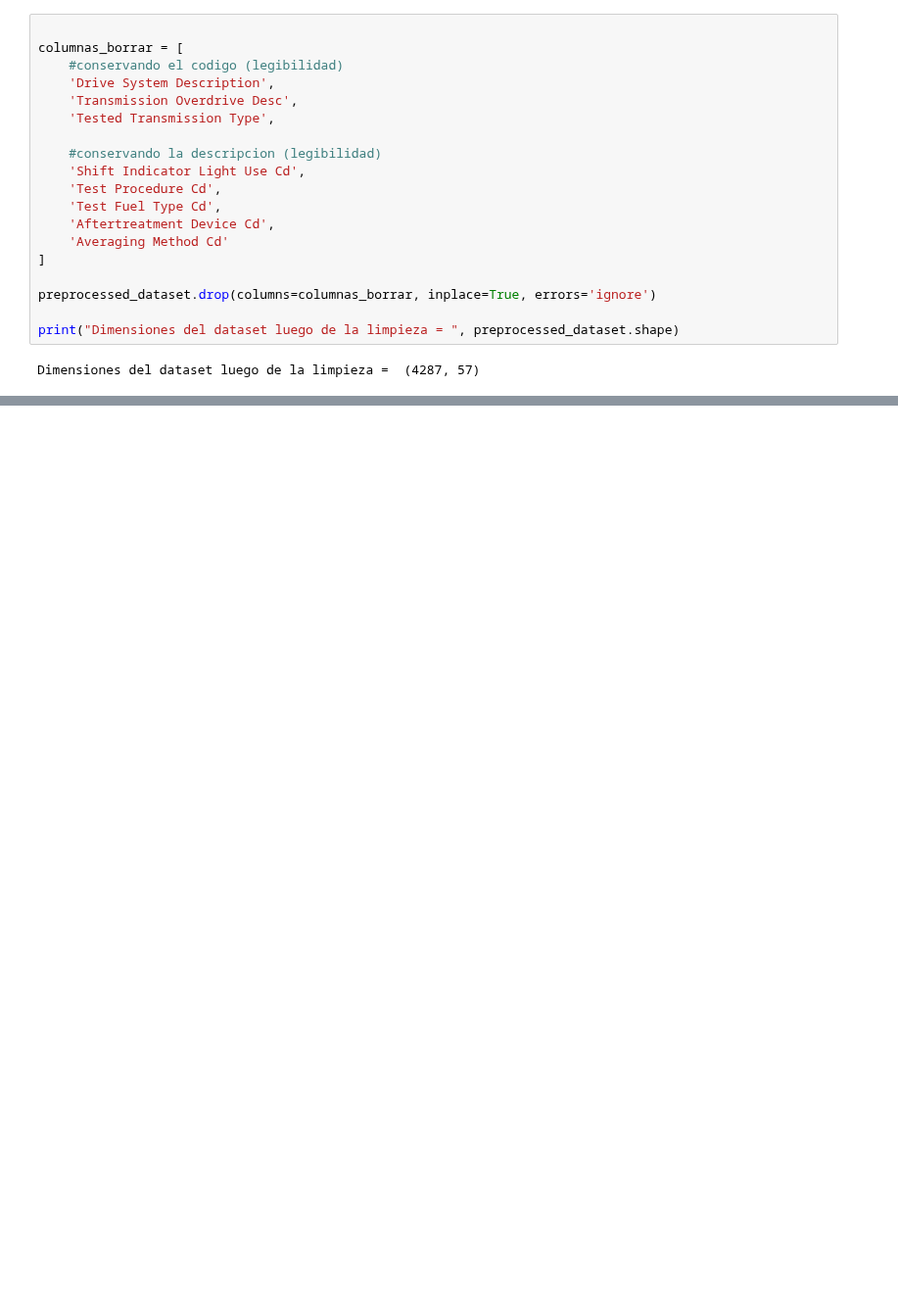
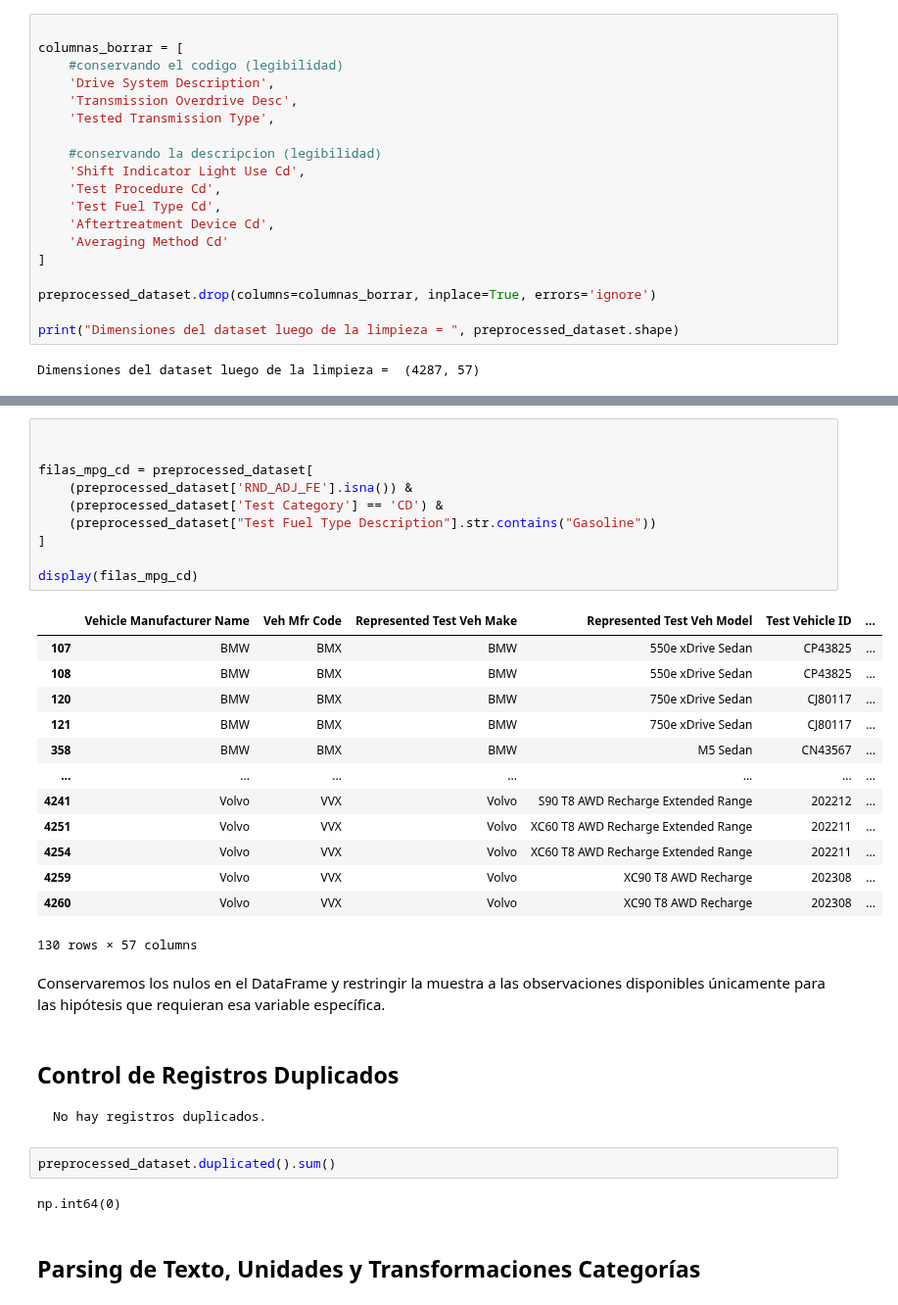
Before and after one commit to mdelrosariocoronado/tpe_fundamentos_2026, a Jupyter notebook: entrega.ipynb, the cells around one changed output, grey strips where cells are left out. Shown at 98% size. Saved outputs shown, nothing was run; the diff lists cells and outputs as text; blank space fills up the shorter version.

```diff
--- a/entrega.ipynb
+++ b/entrega.ipynb
@@ -68,0 +308,35 @@ Dimensiones del dataset luego de la limpieza =  (4287, 57)
+# %%
+
+
+filas_mpg_cd = preprocessed_dataset[
+    (preprocessed_dataset['RND_ADJ_FE'].isna()) &
+    (preprocessed_dataset['Test Category'] == 'CD') &
+    (preprocessed_dataset["Test Fuel Type Description"].str.contains("Gasoline"))
+]
+
+display(filas_mpg_cd)
+# %% [output]
+|  | Vehicle Manufacturer Name | Veh Mfr Code | Represented Test Veh Make | Represented Test Veh Model | Test Vehicle ID | ... |
+| 107 | BMW | BMX | BMW | 550e xDrive Sedan | CP43825 | ... |
+| 108 | BMW | BMX | BMW | 550e xDrive Sedan | CP43825 | ... |
+| 120 | BMW | BMX | BMW | 750e xDrive Sedan | CJ80117 | ... |
+| 121 | BMW | BMX | BMW | 750e xDrive Sedan | CJ80117 | ... |
+| 358 | BMW | BMX | BMW | M5 Sedan | CN43567 | ... |
+| ... | ... | ... | ... | ... | ... | ... |
+| 4241 | Volvo | VVX | Volvo | S90 T8 AWD Recharge Extended Range | 202212 | ... |
+| 4251 | Volvo | VVX | Volvo | XC60 T8 AWD Recharge Extended Range | 202211 | ... |
+| 4254 | Volvo | VVX | Volvo | XC60 T8 AWD Recharge Extended Range | 202211 | ... |
+| 4259 | Volvo | VVX | Volvo | XC90 T8 AWD Recharge | 202308 | ... |
+| 4260 | Volvo | VVX | Volvo | XC90 T8 AWD Recharge | 202308 | ... |
+130 rows × 57 columns
+# %% [markdown]
+Conservaremos los nulos en el DataFrame y restringir la muestra a las observaciones disponibles únicamente para las hipótesis que requieran esa variable específica.
+# %% [markdown]
+## Control de Registros Duplicados
+    No hay registros duplicados.
+# %%
+preprocessed_dataset.duplicated().sum()
+# %% [output]
+np.int64(0)
+# %% [markdown]
+## Parsing de Texto, Unidades y Transformaciones Categorías
```
Also changed, not shown: parts of 15 cells of this notebook.
